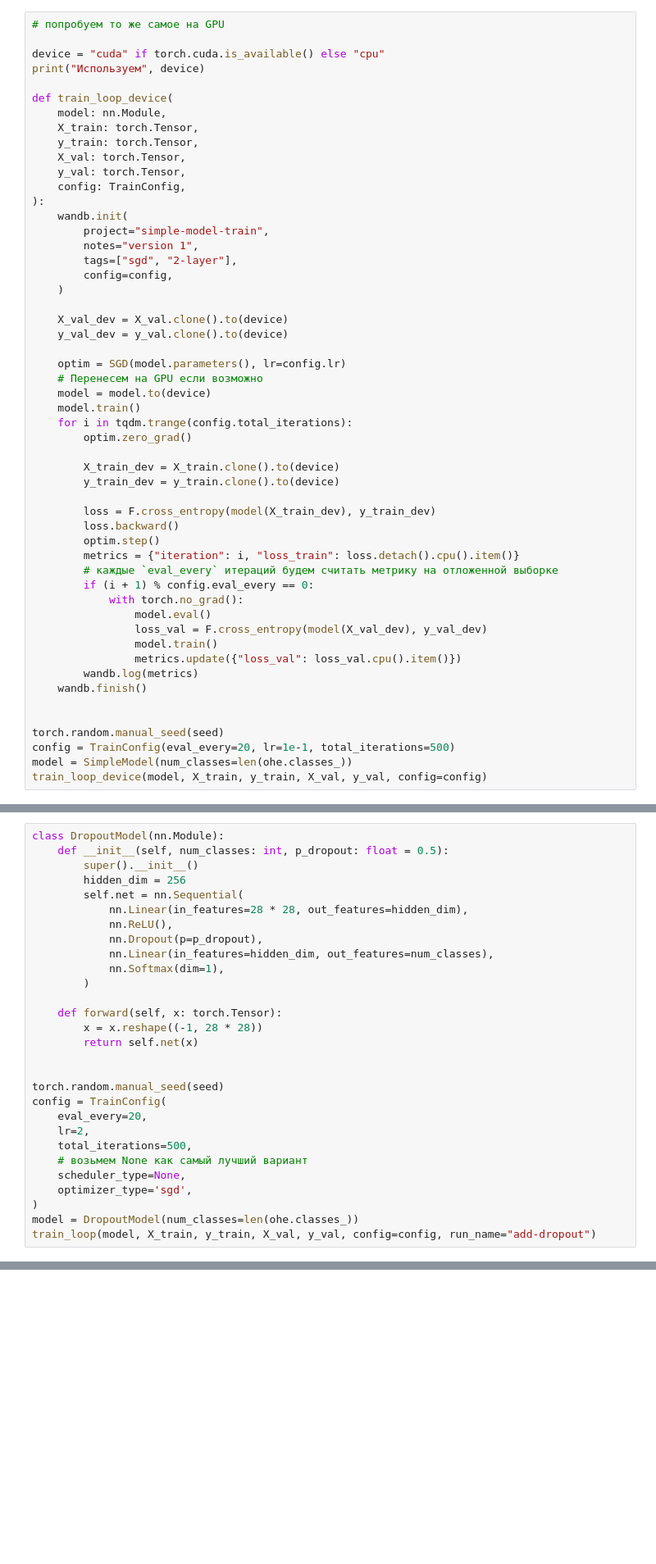
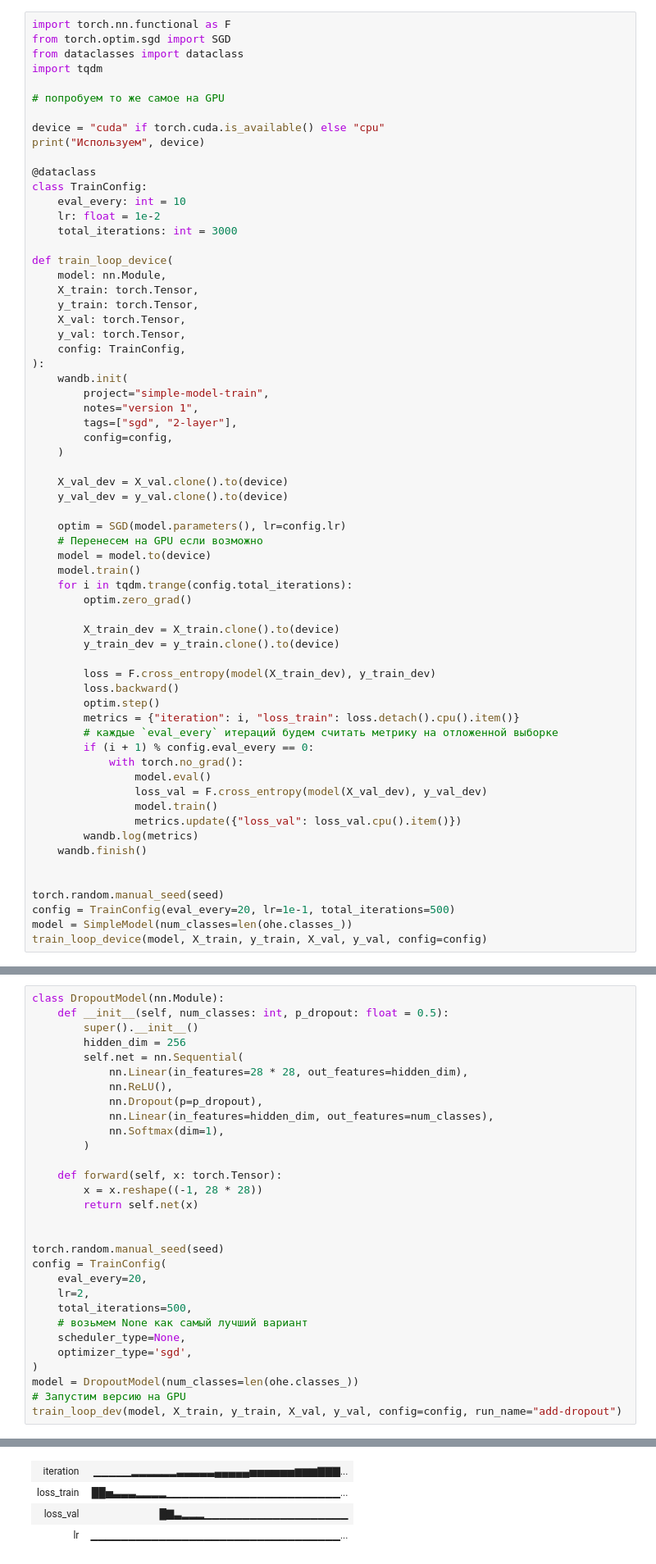
Before and after one commit to AndreyKurdyubov/Karpov.courses_DL, a Jupyter notebook: Base_DL/lesson3_reproducibility.ipynb, the cells around one changed output, grey strips where cells are left out. Shown at 82% size. Cells and saved outputs as stored; diff of their text form; blank space fills up the shorter version.

```diff
--- a/Base_DL/lesson3_reproducibility.ipynb
+++ b/Base_DL/lesson3_reproducibility.ipynb
@@ -248,8 +283,19 @@ train_loop(model, X_train, y_train, X_val, y_val, config=config)
 # %%
+import torch.nn.functional as F
+from torch.optim.sgd import SGD
+from dataclasses import dataclass
+import tqdm
+
 # попробуем то же самое на GPU
 
 device = "cuda" if torch.cuda.is_available() else "cpu"
 print("Используем", device)
+
+@dataclass
+class TrainConfig:
+    eval_every: int = 10
+    lr: float = 1e-2
+    total_iterations: int = 3000
 
 def train_loop_device(
     model: nn.Module,
@@ -584,4 +676,6 @@ config = TrainConfig(
     optimizer_type='sgd',
 )
 model = DropoutModel(num_classes=len(ohe.classes_))
-train_loop(model, X_train, y_train, X_val, y_val, config=config, run_name="add-dropout")
+# Запустим версию на GPU
+train_loop_dev(model, X_train, y_train, X_val, y_val, config=config, run_name="add-dropout")
+# %% [output]
@@ -587,0 +690,4 @@ train_loop(model, X_train, y_train, X_val, y_val, config=config, run_name="add-d
+| iteration | ▁▁▁▁▁▂▂▂▂▂▂▃▃▃▃▃▄▄▄▄▄▅▅▅▅▅▅▆▆▆▇▇▇... |
+| loss_train | ██▅▃▃▃▂▂▂▂▁▁▁▁▁▁▁▁▁▁▁▁▁▁▁▁▁▁▁▁▁▁▁... |
+| loss_val | █▇▃▂▂▂▁▁▁▁▁▁▁▁▁▁▁▁▁▁▁▁▁▁▁ |
+| lr | ▁▁▁▁▁▁▁▁▁▁▁▁▁▁▁▁▁▁▁▁▁▁▁▁▁▁▁▁▁▁▁▁▁... |
```
Also changed, not shown: parts of 19 cells of this notebook, 2 other files.
